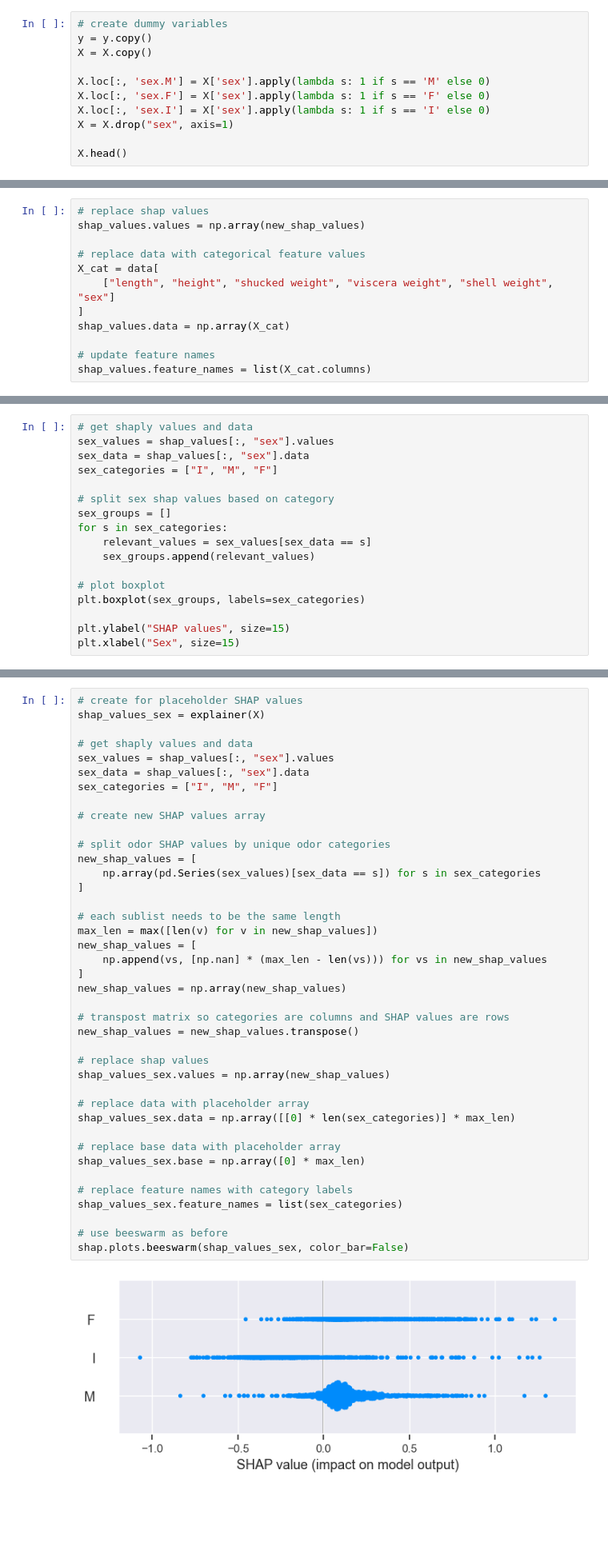
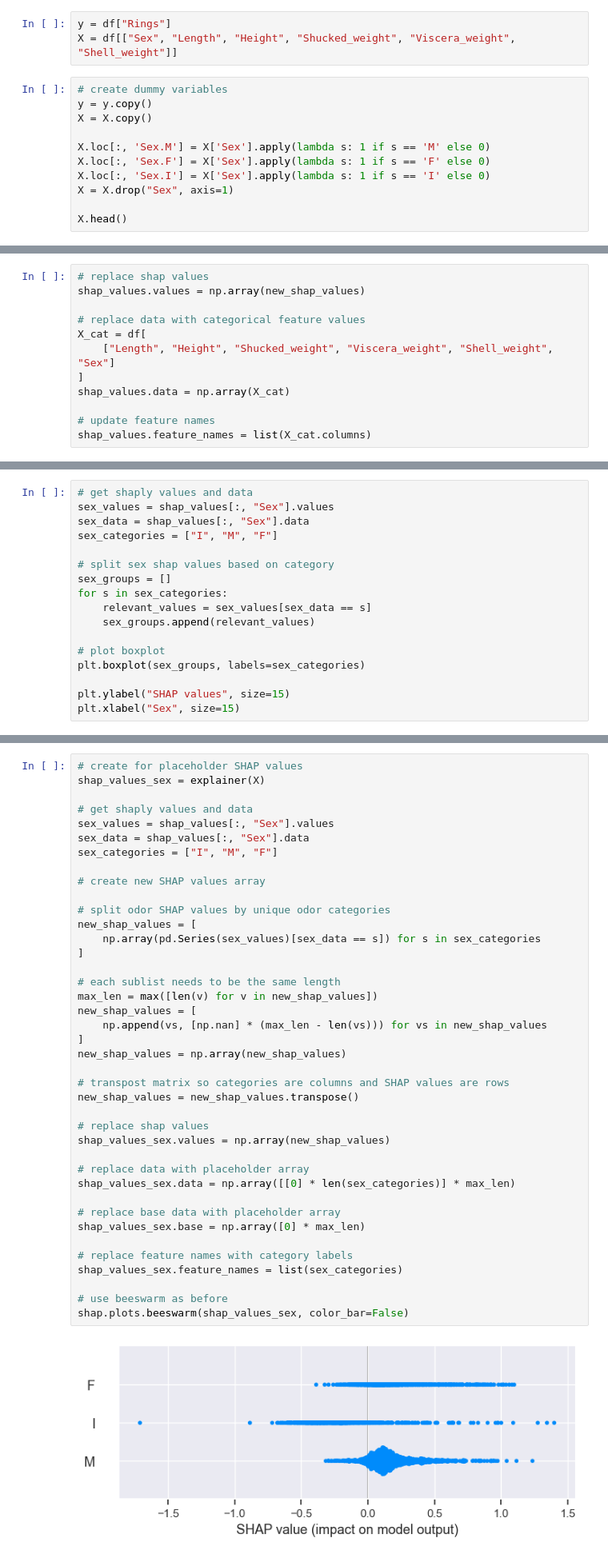
Before and after one commit to hivandu/public_articles, a Jupyter notebook: src/interpretable_ml/SHAP/shap_tutorial.ipynb, the cells around one changed output, grey strips where cells are left out. Shown at 80% size. Saved outputs shown, nothing was run; the diff lists cells and outputs as text; blank space fills up the shorter version.

```diff
--- a/src/interpretable_ml/SHAP/shap_tutorial.ipynb
+++ b/src/interpretable_ml/SHAP/shap_tutorial.ipynb
@@ -114,12 +110,15 @@ X = df[["sex", "length", "height", "shucked weight", "viscera weight", "shell we
+# %%
+y = df["Rings"]
+X = df[["Sex", "Length", "Height", "Shucked_weight", "Viscera_weight", "Shell_weight"]]
 # %%
 # create dummy variables
 y = y.copy()
 X = X.copy()
 
-X.loc[:, 'sex.M'] = X['sex'].apply(lambda s: 1 if s == 'M' else 0)
-X.loc[:, 'sex.F'] = X['sex'].apply(lambda s: 1 if s == 'F' else 0)
-X.loc[:, 'sex.I'] = X['sex'].apply(lambda s: 1 if s == 'I' else 0)
-X = X.drop("sex", axis=1)
+X.loc[:, 'Sex.M'] = X['Sex'].apply(lambda s: 1 if s == 'M' else 0)
+X.loc[:, 'Sex.F'] = X['Sex'].apply(lambda s: 1 if s == 'F' else 0)
+X.loc[:, 'Sex.I'] = X['Sex'].apply(lambda s: 1 if s == 'I' else 0)
+X = X.drop("Sex", axis=1)
 
 X.head()
 # %% [output]
@@ -534,8 +546,8 @@ for values in shap_values.values:
 shap_values.values = np.array(new_shap_values)
 
 # replace data with categorical feature values
-X_cat = data[
-    ["length", "height", "shucked weight", "viscera weight", "shell weight", "sex"]
+X_cat = df[
+    ["Length", "Height", "Shucked_weight", "Viscera_weight", "Shell_weight", "Sex"]
 ]
 shap_values.data = np.array(X_cat)
 
@@ -556,7 +568,7 @@ shap.plots.beeswarm(shap_values)
 # %%
 # get shaply values and data
-sex_values = shap_values[:, "sex"].values
-sex_data = shap_values[:, "sex"].data
+sex_values = shap_values[:, "Sex"].values
+sex_data = shap_values[:, "Sex"].data
 sex_categories = ["I", "M", "F"]
 
 # split sex shap values based on category
@@ -578,8 +590,8 @@ Text(0.5, 0, 'Sex')
 shap_values_sex = explainer(X)
 
 # get shaply values and data
-sex_values = shap_values[:, "sex"].values
-sex_data = shap_values[:, "sex"].data
+sex_values = shap_values[:, "Sex"].values
+sex_data = shap_values[:, "Sex"].data
 sex_categories = ["I", "M", "F"]
 
 # create new SHAP values array
@@ -587,31 +599,31 @@ sex_categories = ["I", "M", "F"]
 # split odor SHAP values by unique odor categories
 new_shap_values = [
     np.array(pd.Series(sex_values)[sex_data == s]) for s in sex_categories
 ]
 
 # each sublist needs to be the same length
 max_len = max([len(v) for v in new_shap_values])
 new_shap_values = [
     np.append(vs, [np.nan] * (max_len - len(vs))) for vs in new_shap_values
 ]
 new_shap_values = np.array(new_shap_values)
 
 # transpost matrix so categories are columns and SHAP values are rows
 new_shap_values = new_shap_values.transpose()
 
 # replace shap values
 shap_values_sex.values = np.array(new_shap_values)
 
 # replace data with placeholder array
 shap_values_sex.data = np.array([[0] * len(sex_categories)] * max_len)
 
 # replace base data with placeholder array
 shap_values_sex.base = np.array([0] * max_len)
 
 # replace feature names with category labels
 shap_values_sex.feature_names = list(sex_categories)
 
 # use beeswarm as before
 shap.plots.beeswarm(shap_values_sex, color_bar=False)
 # %% [output]
-[figure, old version]
+[figure, new version]
```
Also changed, not shown: parts of 47 cells of this notebook, 6 other files.
